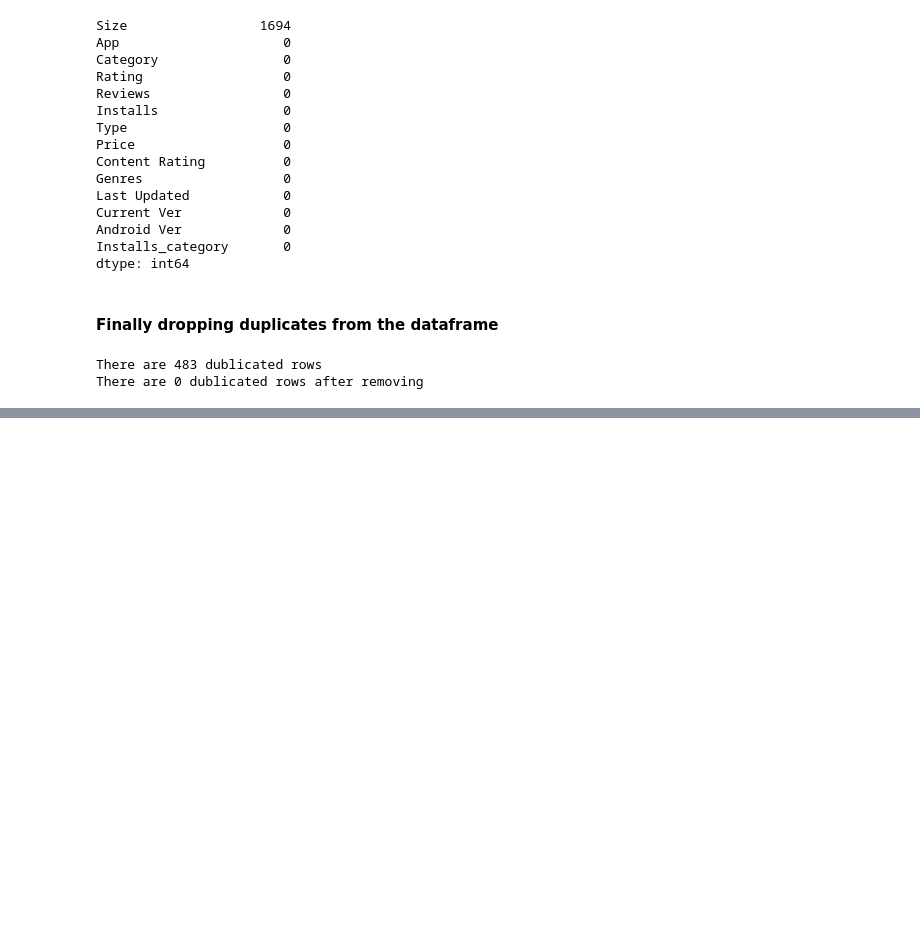
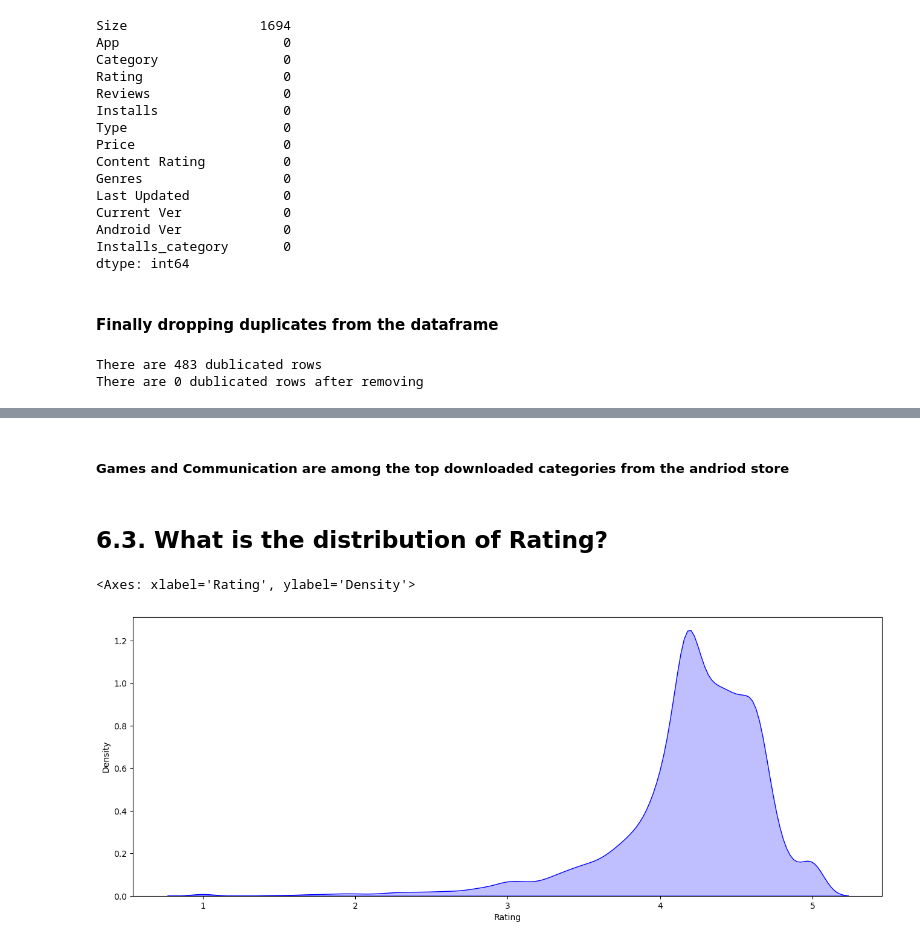
Before and after one commit to Ghazi-work/Python-Pandas, a Jupyter notebook: Kaggle_GooglePlaystoreAppEDA.ipynb, the cells around one changed output, grey strips where cells are left out. Drawn from its saved outputs; the diff is of its cells as text; code cells hidden in the pictures; blank space fills up the shorter version.

```diff
--- a/Kaggle_GooglePlaystoreAppEDA.ipynb
+++ b/Kaggle_GooglePlaystoreAppEDA.ipynb
@@ -616,0 +667,11 @@ There are 0 dublicated rows after removing
+# %% [markdown]
+##### **Games** and **Communication** are among the top downloaded categories from the andriod store
+# %% [markdown]
+## **6.3. What is the distribution of Rating?**
+# %%
+plt.figure(figsize=(16,6))
+
+sns.kdeplot(df['Rating'],color='blue',shade=True)
+# %% [output]
+<Axes: xlabel='Rating', ylabel='Density'>
+[figure, added]
```
Also changed, not shown: parts of 16 cells of this notebook.
